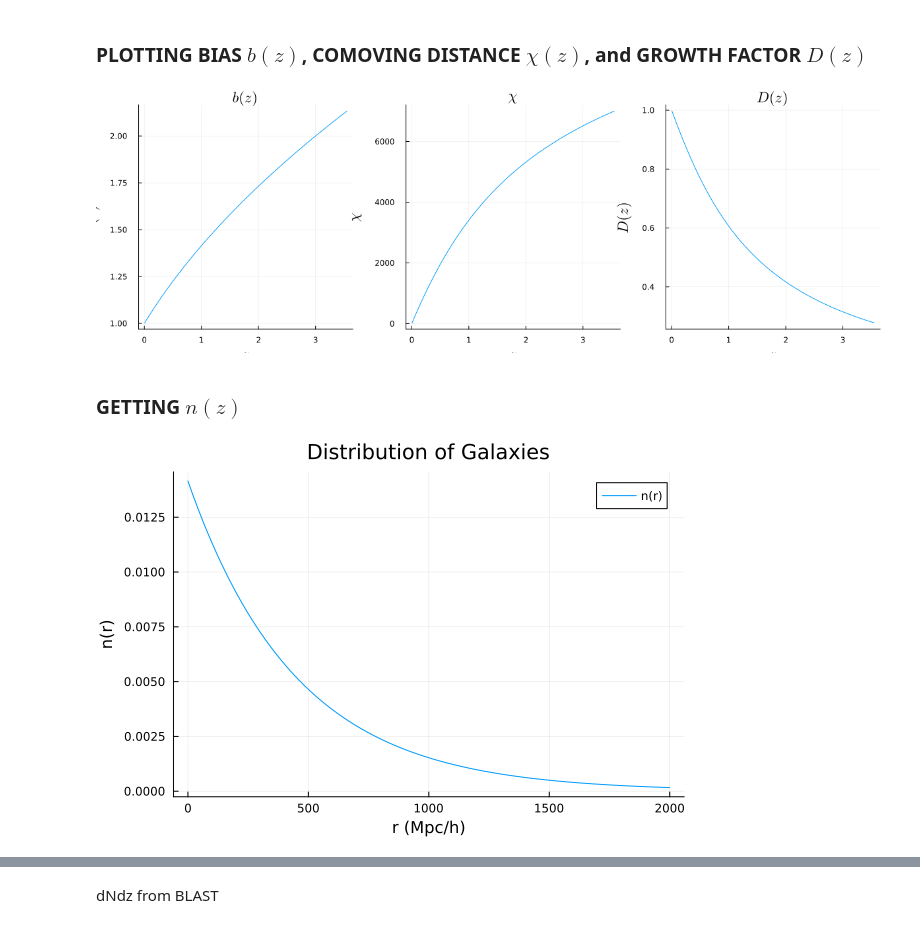
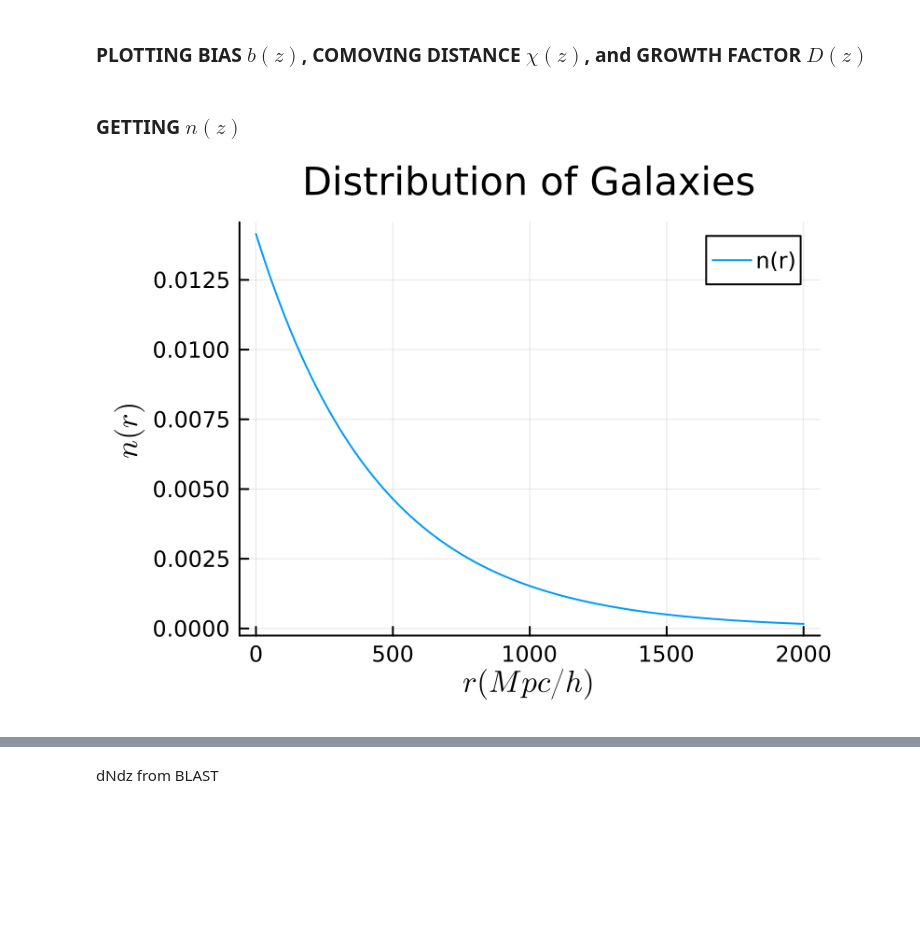
Before and after one commit to anvi-git/3D_Angular_Power_Spectrum, a Jupyter notebook: notebooks/beyond_BLAST.ipynb, the cells around one changed output, grey strips where cells are left out. Saved outputs shown, nothing was run; the diff lists cells and outputs as text; code cells hidden in the pictures; blank space fills up the shorter version.

```diff
--- a/notebooks/beyond_BLAST.ipynb
+++ b/notebooks/beyond_BLAST.ipynb
@@ -236,24 +148,2 @@ open("dimensions.txt", "a") do f
 # %% [markdown]
 ### PLOTTING BIAS $b(z)$, COMOVING DISTANCE $\chi(z)$, and GROWTH FACTOR $D(z)$
-# %%
-p1 = plot(z_range,
-          b_z_array,
-          label=L"$b(z)$",
-          xlabel=L"$z$",
-          ylabel=L"$b(z)$",
-          title=L"$b(z)$")
-p2 = plot(z_range,
-          x_array,
-          label=L"z and $\chi$",
-          title = L"$\chi$",
-          xlabel=L"$z$",
-          ylabel=L"$\chi$")
-p3 = plot(z_range,
-          growth_array,
-          label="Growth Factor D(z)",
-          xlabel=L"$z$",
-          ylabel=L"$D(z)$",
-          title=L"$D(z)$")
-plot(p1, p2, p3, layout=(1,3), titlefontsize=15, labelfontsize=15, legendfontsize=15, size=(1200,400), legend=false)
-# %% [output]
-[figure, removed]
@@ -267,8 +152,8 @@ open("dimensions.txt", "a") do f
 # %%
 n_0 = 141.5*1e-4 # in units of h^3 Mpc^-3
 r_0 = 449. # in units of Mpc/h
 r = LinRange(0., 2000., 100) # in units of Mpc/h
 n_r = n_0 .* exp.(−r ./r_0)
-plot(r, n_r, label="n(r)", xlabel="r (Mpc/h)", ylabel="n(r)", title="Distribution of Galaxies")
+plot(r, n_r, label="n(r)", xlabel=L"r (Mpc/h)", ylabel=L"n(r)", title="Distribution of Galaxies", size=(400,300), dpi = 200)
 # %% [output]
-[figure, old version]
+[figure, new version]
```
Also changed, not shown: parts of 28 cells of this notebook, 2 other files.
